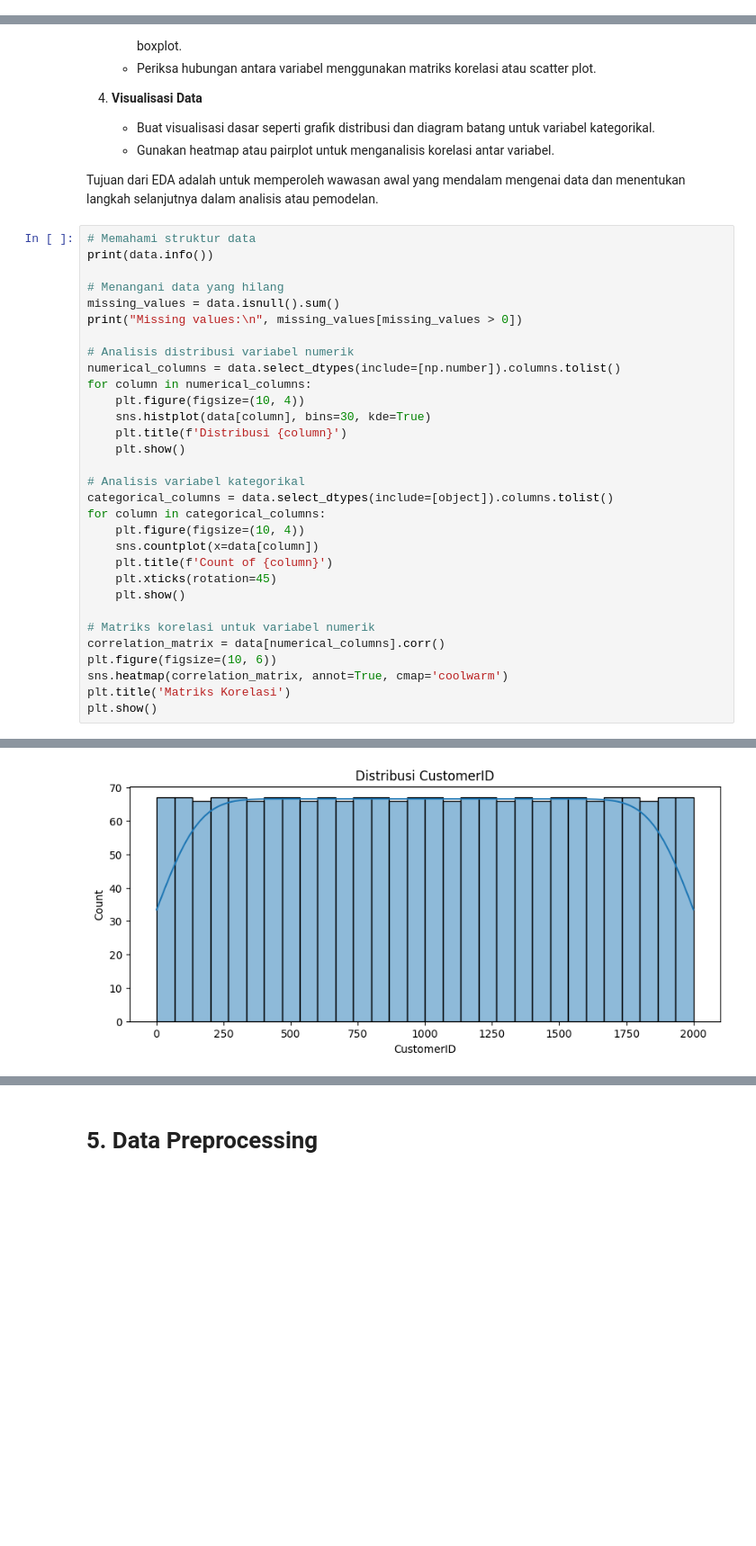
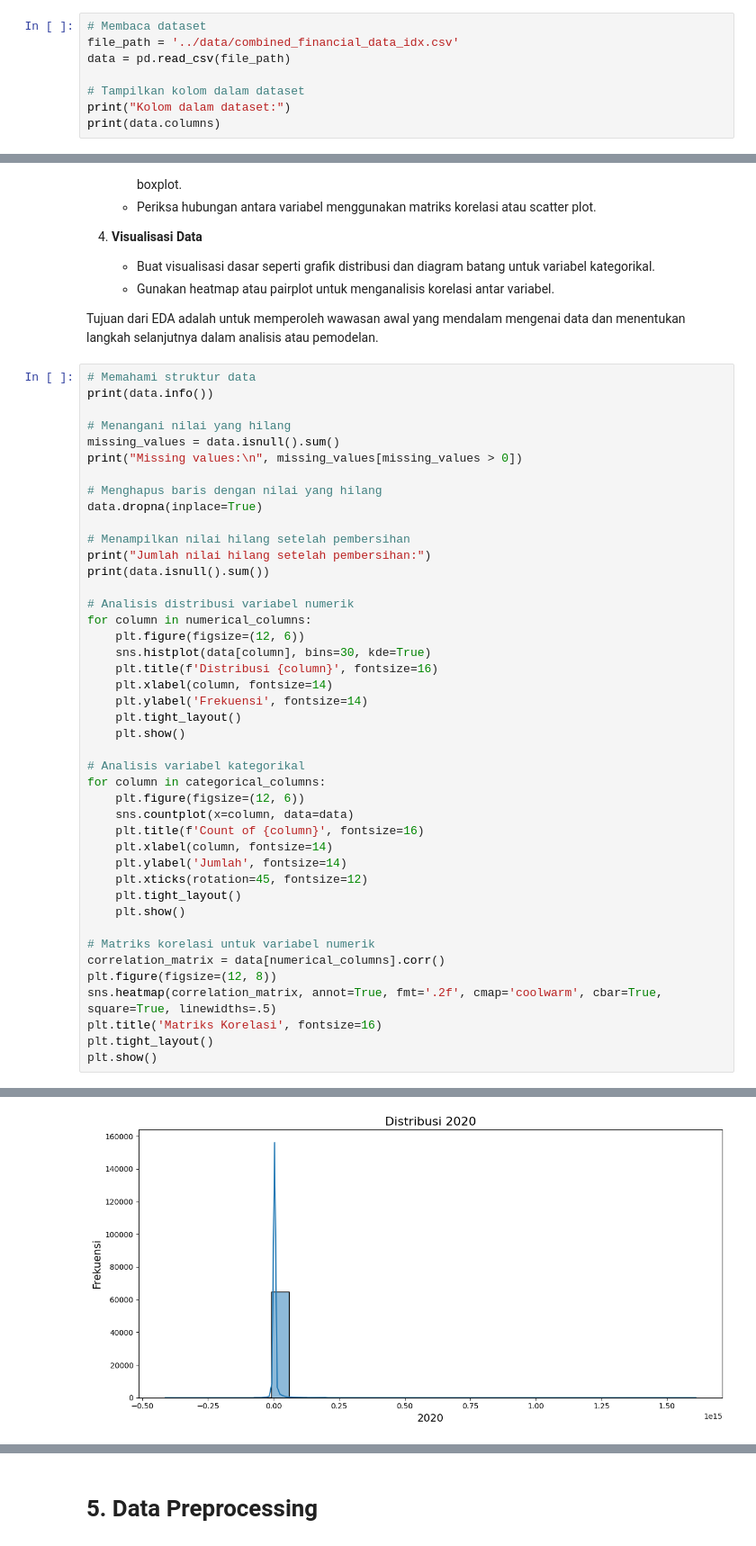
Before and after one commit to ZidanAlfarizaPutraPratama/MembangunProyekMachineLearning, a Jupyter notebook: notebooks/[Clustering]_Submission_Akhir_BMLP_Zidannnapp.ipynb, the cells around one changed output, grey strips where cells are left out. Shown at 90% size. Saved outputs shown, nothing was run; the diff lists cells and outputs as text; blank space fills up the shorter version.

```diff
--- a/notebooks/[Clustering]_Submission_Akhir_BMLP_Zidannnapp.ipynb
+++ b/notebooks/[Clustering]_Submission_Akhir_BMLP_Zidannnapp.ipynb
@@ -104,0 +89,8 @@ Jumlah baris dan kolom: (2000, 8)
+# %%
+# Membaca dataset
+file_path = '../data/combined_financial_data_idx.csv'
+data = pd.read_csv(file_path)
+
+# Tampilkan kolom dalam dataset
+print("Kolom dalam dataset:")
+print(data.columns)
@@ -127,32 +122,44 @@ Tujuan dari EDA adalah untuk memperoleh wawasan awal yang mendalam mengenai data
 # Memahami struktur data
 print(data.info())
 
-# Menangani data yang hilang
+# Menangani nilai yang hilang
 missing_values = data.isnull().sum()
 print("Missing values:\n", missing_values[missing_values > 0])
 
+# Menghapus baris dengan nilai yang hilang
+data.dropna(inplace=True)
+
+# Menampilkan nilai hilang setelah pembersihan
+print("Jumlah nilai hilang setelah pembersihan:")
+print(data.isnull().sum())
+
 # Analisis distribusi variabel numerik
-numerical_columns = data.select_dtypes(include=[np.number]).columns.tolist()
 for column in numerical_columns:
-    plt.figure(figsize=(10, 4))
+    plt.figure(figsize=(12, 6))
     sns.histplot(data[column], bins=30, kde=True)
-    plt.title(f'Distribusi {column}')
+    plt.title(f'Distribusi {column}', fontsize=16)
+    plt.xlabel(column, fontsize=14)
+    plt.ylabel('Frekuensi', fontsize=14)
+    plt.tight_layout()
     plt.show()
 
 # Analisis variabel kategorikal
-categorical_columns = data.select_dtypes(include=[object]).columns.tolist()
 for column in categorical_columns:
-    plt.figure(figsize=(10, 4))
-    sns.countplot(x=data[column])
-    plt.title(f'Count of {column}')
-    plt.xticks(rotation=45)
+    plt.figure(figsize=(12, 6))
+    sns.countplot(x=column, data=data)
+    plt.title(f'Count of {column}', fontsize=16)
+    plt.xlabel(column, fontsize=14)
+    plt.ylabel('Jumlah', fontsize=14)
+    plt.xticks(rotation=45, fontsize=12)
+    plt.tight_layout()
     plt.show()
 
 # Matriks korelasi untuk variabel numerik
 correlation_matrix = data[numerical_columns].corr()
-plt.figure(figsize=(10, 6))
-sns.heatmap(correlation_matrix, annot=True, cmap='coolwarm')
-plt.title('Matriks Korelasi')
+plt.figure(figsize=(12, 8))
+sns.heatmap(correlation_matrix, annot=True, fmt='.2f', cmap='coolwarm', cbar=True, square=True, linewidths=.5)
+plt.title('Matriks Korelasi', fontsize=16)
+plt.tight_layout()
 plt.show()
 # %% [output]
 <class 'pandas.core.frame.DataFrame'>
@@ -176,2 +181,2 @@ Missing values:
 dtype: int64
-[figure, old version]
+[figure, new version]
```
Also changed, not shown: parts of 18 cells of this notebook, 10 other files.
